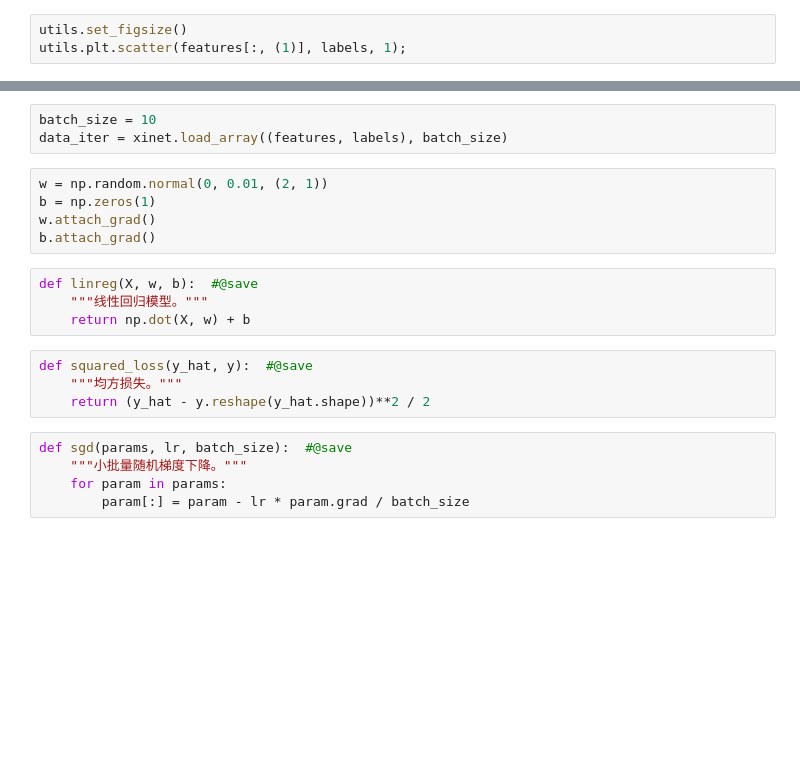
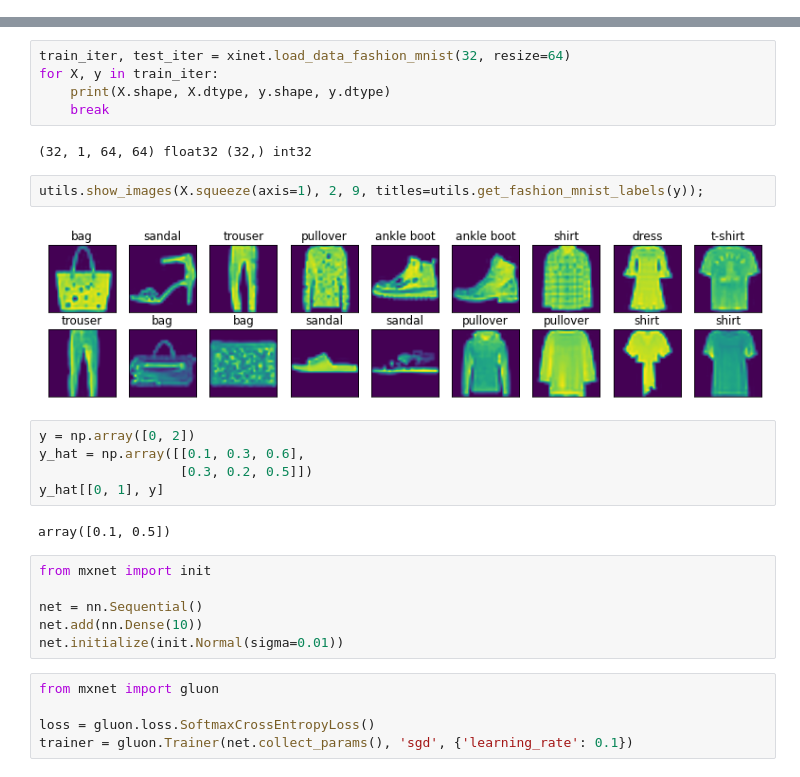
Before and after one commit to xinetzone/atom, a Jupyter notebook: MXNet.ipynb, the cells around one changed output, grey strips where cells are left out. Cells and saved outputs as stored; diff of their text form; blank space fills up the shorter version.

```diff
--- a/MXNet.ipynb
+++ b/MXNet.ipynb
@@ -33,3 +6,0 @@ label: [-1.0015316]
-# %%
-utils.set_figsize()
-utils.plt.scatter(features[:, (1)], labels, 1);
@@ -40,21 +7,29 @@ from mxnet import autograd, gluon
-# %%
-batch_size = 10
-data_iter = xinet.load_array((features, labels), batch_size)
-# %%
-w = np.random.normal(0, 0.01, (2, 1))
-b = np.zeros(1)
-w.attach_grad()
-b.attach_grad()
-# %%
-def linreg(X, w, b):  #@save
-    """线性回归模型。"""
-    return np.dot(X, w) + b
-# %%
-def squared_loss(y_hat, y):  #@save
-    """均方损失。"""
-    return (y_hat - y.reshape(y_hat.shape))**2 / 2
-# %%
-def sgd(params, lr, batch_size):  #@save
-    """小批量随机梯度下降。"""
-    for param in params:
-        param[:] = param - lr * param.grad / batch_size
+# %%
+train_iter, test_iter = xinet.load_data_fashion_mnist(32, resize=64)
+for X, y in train_iter:
+    print(X.shape, X.dtype, y.shape, y.dtype)
+    break
+# %% [output]
+(32, 1, 64, 64) float32 (32,) int32
+# %%
+utils.show_images(X.squeeze(axis=1), 2, 9, titles=utils.get_fashion_mnist_labels(y));
+# %% [output]
+[figure, added]
+# %%
+y = np.array([0, 2])
+y_hat = np.array([[0.1, 0.3, 0.6],
+                  [0.3, 0.2, 0.5]])
+y_hat[[0, 1], y]
+# %% [output]
+array([0.1, 0.5])
+# %%
+from mxnet import init
+
+net = nn.Sequential()
+net.add(nn.Dense(10))
+net.initialize(init.Normal(sigma=0.01))
+# %%
+from mxnet import gluon
+
+loss = gluon.loss.SoftmaxCrossEntropyLoss()
+trainer = gluon.Trainer(net.collect_params(), 'sgd', {'learning_rate': 0.1})
```
Also changed, not shown: parts of 10 cells of this notebook, 8 other files.
